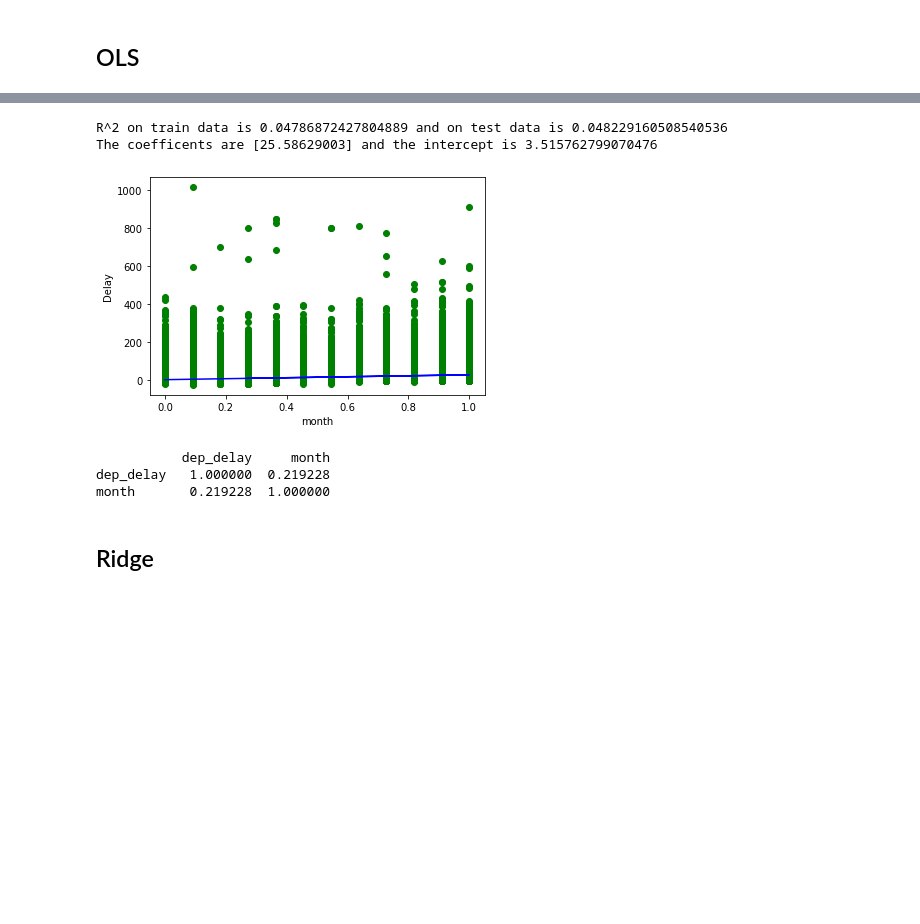
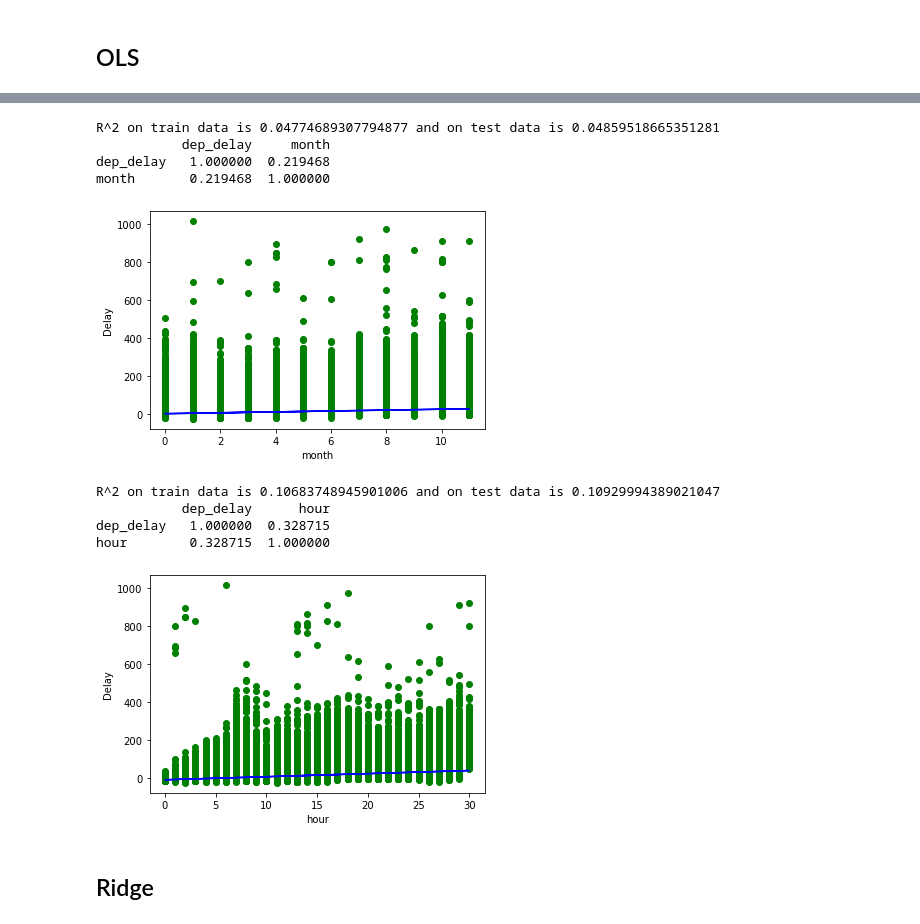
Before and after one commit to Beadhangerone/MAL, a Jupyter notebook: MAL1 Project 2022.ipynb, the cells around one changed output, grey strips where cells are left out. Cells and saved outputs as stored; diff of their text form; code cells hidden in the pictures; blank space fills up the shorter version.

```diff
--- a/MAL1 Project 2022.ipynb
+++ b/MAL1 Project 2022.ipynb
@@ -614,2 +689,12 @@ flight_weather.head()
 # %% [markdown]
 ## OLS
+# %%
+    X = flight_weather.drop(columns=['dep_delay'])
+    y = flight_weather['dep_delay']
+    X_train, X_test , y_train, y_test = train_test_split(X, y, test_size=0.5, random_state=69)
+    ODS = LinearRegression()
+    ODS.fit(X_train, y_train)
+
+    print("R^2 on train data is {} and on test data is {}".format(ODS.score(X_train, y_train),ODS.score(X_test,y_test)))
+    print("the intercept is {}".format(ODS.intercept_))
+    pd.Series(ODS.coef_, index=X.columns)
@@ -616,22 +720,19 @@ flight_weather.head()
 # %%
 def plotRegression(feature,flight_weather):
-    flight_weather = flight_weather.dropna(subset=[feature])
-    if feature == 'wind_speed'or feature == 'wind_gust':
-        flight_weather = flight_weather[flight_weather[feature] < 1000] #there's outlier that is probably error, because it's impossible for wind speed to be above 1000mph
-    flight_weather[feature] = scaler.fit_transform(flight_weather[[feature]])
+    #flight_weather[feature] = scaler.fit_transform(flight_weather[[feature]])
     X = flight_weather[[feature]]
     y = flight_weather['dep_delay']
     X_train, X_test , y_train, y_test = train_test_split(X, y, test_size=0.5, random_state=69)
     ODS = LinearRegression()
     ODS.fit(X_train, y_train)
 
-    print("R^2 on train data is {} and on test data is {}".format(ODS.score(X_train, y_train),                                                             ODS.score(X_test,y_test)))
-    print("The coefficents are {} and the intercept is {}".format(ODS.coef_, ODS.intercept_))
-    y_pred = ODS.predict(X_test)
-    plt.scatter(X_test, y_test,color = "green")
-    plt.plot(X_test[feature], y_pred,color = "blue")
+    print("R^2 on train data is {} and on test data is {}".format(ODS.score(X_train, y_train),ODS.score(X_test,y_test)))
+    print(flight_weather[['dep_delay',feature]].corr())
+
+    y_pred = ODS.predict(X)
+    plt.scatter(X, y,color = "green")
+    plt.plot(X[feature], y_pred,color = "blue")
     plt.xlabel(feature)
     plt.ylabel("Delay")
     plt.show()
-    print(flight_weather[['dep_delay',feature]].corr())
 # %%
@@ -692,20 +773,24 @@ See the caveats in the documentation: https://pandas.pydata.org/pandas-docs/stab
 # %%
+#Important to run this once only, if rerun needed then run data loading and preproccesing again
 #the correlation for month might depend on which month we start counting from, so trying to plot it trying different months
-flight_weather = pd.merge(flights_complete, weather, how='outer', on=['origin', 'year','month','day','hour'])
-flight_weather = flight_weather.drop(columns=['origin','time_hour'])
-flight_weather = flight_weather.dropna(subset=['dep_delay'])
-
 flight_weather['month'] = flight_weather['month'] - 8
 flight_weather[flight_weather['month']<0] = flight_weather[flight_weather['month']<0] + 12
-flight_weather.head()
 plotRegression('month',flight_weather)
+#same for hour
+flight_weather['hour'] = flight_weather['hour'] - 5
+flight_weather[flight_weather['hour']<0] = flight_weather[flight_weather['hour']<0] + 24
+plotRegression('hour',flight_weather)
 # %% [output]
-R^2 on train data is 0.04786872427804889 and on test data is 0.048229160508540536
-The coefficents are [25.58629003] and the intercept is 3.515762799070476
+R^2 on train data is 0.04774689307794877 and on test data is 0.04859518665351281
+           dep_delay     month
+dep_delay   1.000000  0.219468
+month       0.219468  1.000000
-[figure, old version]
+[figure, new version]
-           dep_delay     month
-dep_delay   1.000000  0.219228
-month       0.219228  1.000000
+R^2 on train data is 0.10683748945901006 and on test data is 0.10929994389021047
+           dep_delay      hour
+dep_delay   1.000000  0.328715
+hour        0.328715  1.000000
+[figure, added]
 # %% [markdown]
 ## Ridge
 # %%
```
Also changed, not shown: parts of 21 cells of this notebook.
